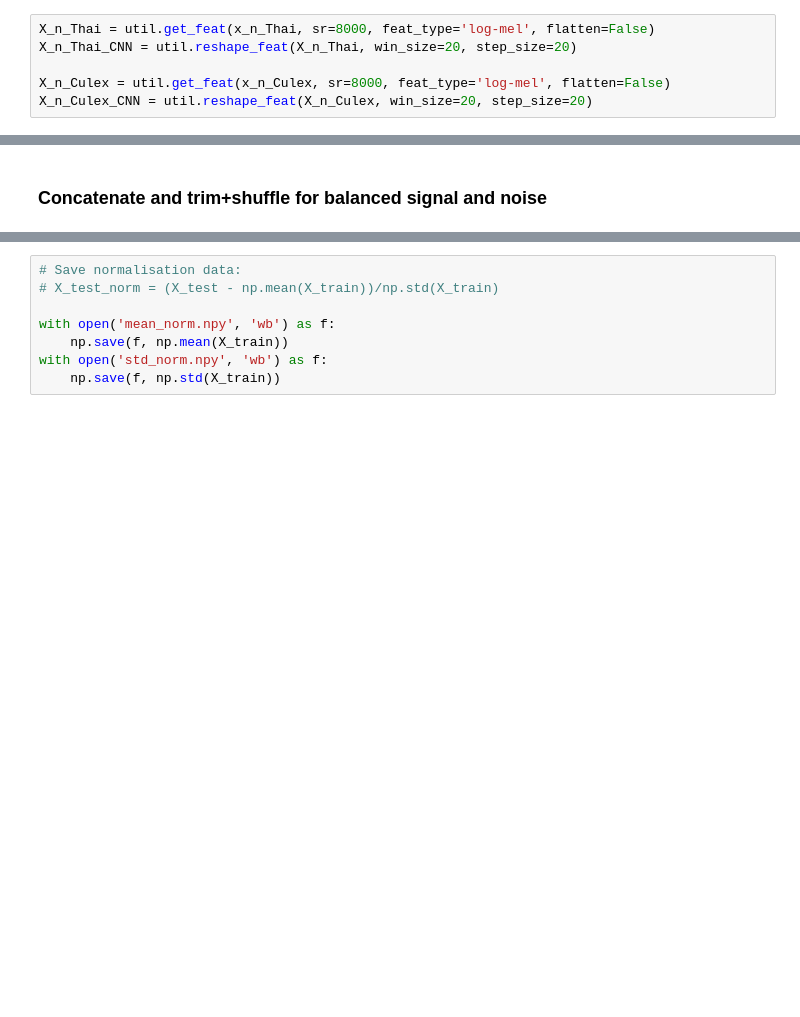
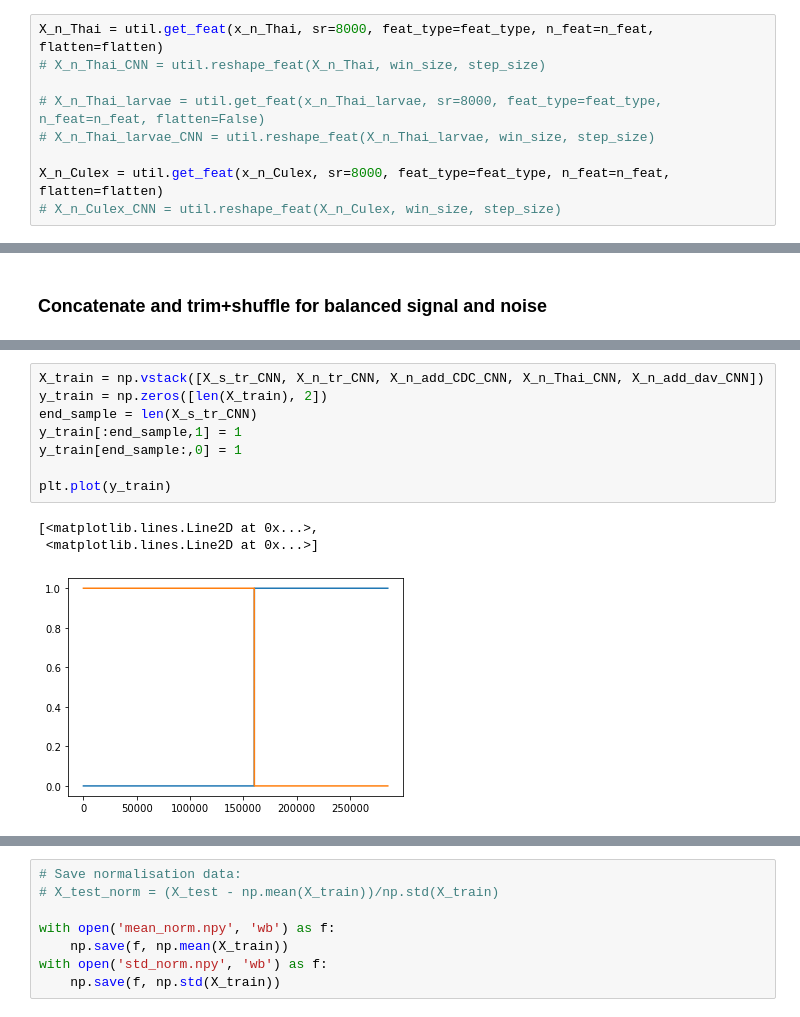
Before and after one commit to HumBug-Mosquito/MozzBNN, a Jupyter notebook: Code/notebooks/detector_testing_full.ipynb, the cells around one changed output, grey strips where cells are left out. Cells and saved outputs as stored; diff of their text form; blank space fills up the shorter version.

```diff
--- a/Code/notebooks/detector_testing_full.ipynb
+++ b/Code/notebooks/detector_testing_full.ipynb
@@ -244,11 +343,14 @@ X_n_tr_CNN = util.reshape_feat(X_n_tr, win_size=20, step_size=20 )
 # %% [markdown]
 ### Features for noise from Culex Q home data and Thai
 # %%
-X_n_Thai = util.get_feat(x_n_Thai, sr=8000, feat_type='log-mel', flatten=False)
-X_n_Thai_CNN = util.reshape_feat(X_n_Thai, win_size=20, step_size=20)
+X_n_Thai = util.get_feat(x_n_Thai, sr=8000, feat_type=feat_type, n_feat=n_feat, flatten=flatten)
+# X_n_Thai_CNN = util.reshape_feat(X_n_Thai, win_size, step_size)
 
-X_n_Culex = util.get_feat(x_n_Culex, sr=8000, feat_type='log-mel', flatten=False)
-X_n_Culex_CNN = util.reshape_feat(X_n_Culex, win_size=20, step_size=20)
+# X_n_Thai_larvae = util.get_feat(x_n_Thai_larvae, sr=8000, feat_type=feat_type, n_feat=n_feat, flatten=False)
+# X_n_Thai_larvae_CNN = util.reshape_feat(X_n_Thai_larvae, win_size, step_size)
+
+X_n_Culex = util.get_feat(x_n_Culex, sr=8000, feat_type=feat_type, n_feat=n_feat, flatten=flatten)
+# X_n_Culex_CNN = util.reshape_feat(X_n_Culex, win_size, step_size)
 # %% [markdown]
 ### Features for noise from CDC and remaining Culex data, and other noise
 # %%
@@ -270,0 +384,12 @@ y[:end_sample] = 1
+# %%
+X_train = np.vstack([X_s_tr_CNN, X_n_tr_CNN, X_n_add_CDC_CNN, X_n_Thai_CNN, X_n_add_dav_CNN])
+y_train = np.zeros([len(X_train), 2])
+end_sample = len(X_s_tr_CNN)
+y_train[:end_sample,1] = 1
+y_train[end_sample:,0] = 1
+
+plt.plot(y_train)
+# %% [output]
+[<matplotlib.lines.Line2D at 0x...>,
+ <matplotlib.lines.Line2D at 0x...>]
+[figure, added]
```
Also changed, not shown: parts of 84 cells of this notebook, 1 other file.
